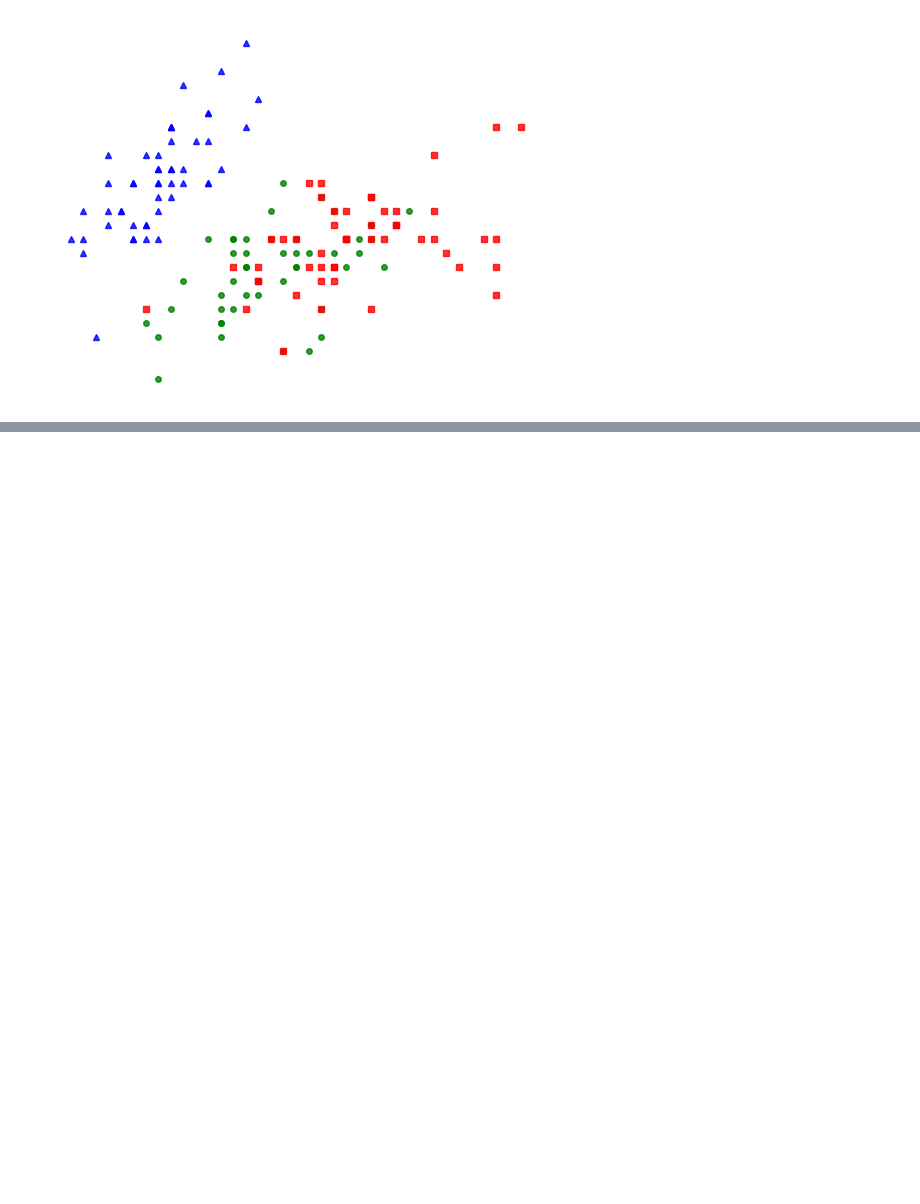
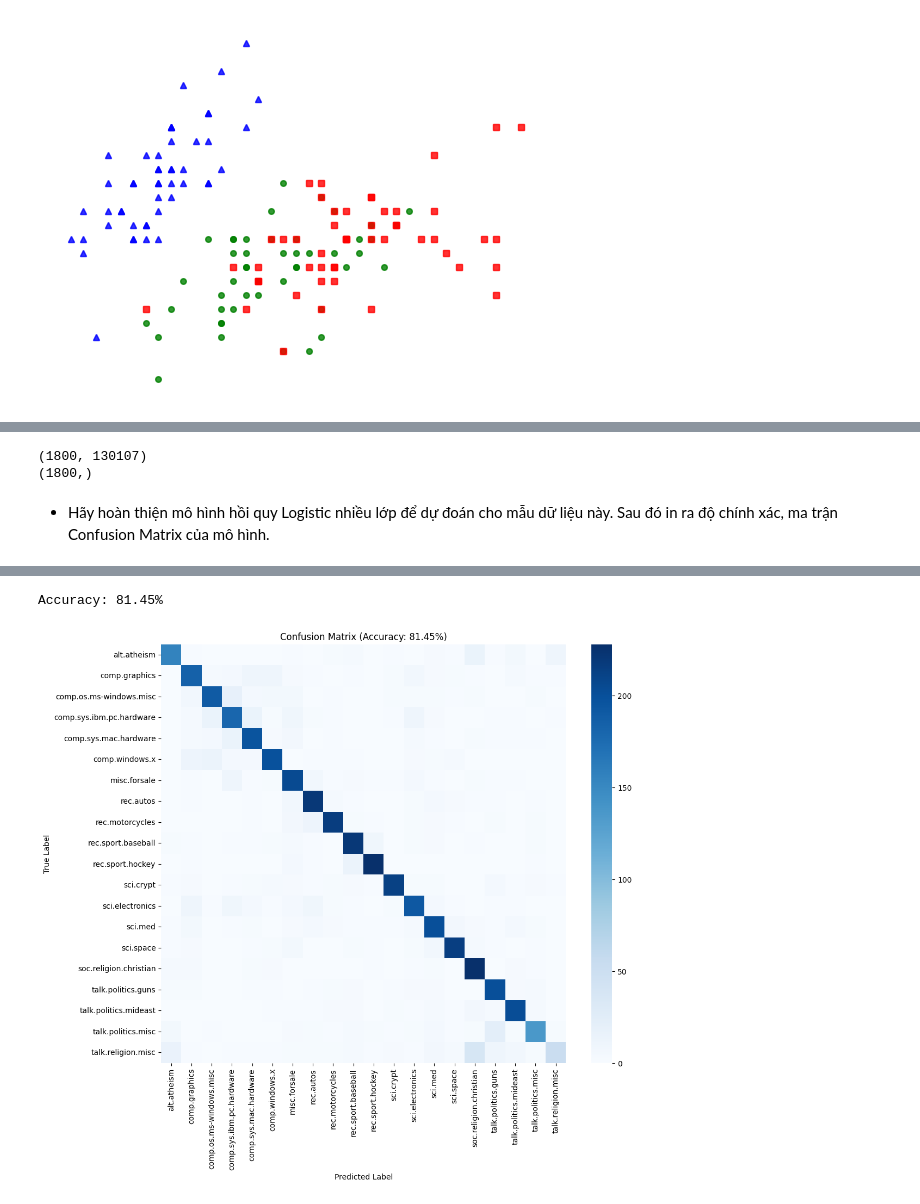
Before and after one commit to vutiendat2302/hocky-2-nam-3-toantin-, a Jupyter notebook: machine_learning/exercise/ex4/23000111_VuTienDat_K-NN_&_MULTINOMIAL_LOGISTIC_REGRESSION.ipynb, the cells around one changed output, grey strips where cells are left out. Cells and saved outputs as stored; diff of their text form; code cells hidden in the pictures; blank space fills up the shorter version.

```diff
--- a/machine_learning/exercise/ex4/23000111_VuTienDat_K-NN_&_MULTINOMIAL_LOGISTIC_REGRESSION.ipynb
+++ b/machine_learning/exercise/ex4/23000111_VuTienDat_K-NN_&_MULTINOMIAL_LOGISTIC_REGRESSION.ipynb
@@ -248,0 +262,8 @@ def find_nearest_index(array, value, k):
+# %%
+from sklearn.neighbors import KNeighborsClassifier
+
+model = KNeighborsClassifier(n_neighbors=5)
+model.fit(x_train, y_train)
+y_pred = model.predict(x_test)
+compairison = pd.DataFrame({'y_test' : y_test, 'y_prev' : y_pred})
+print(compairison)
@@ -248,0 +716,65 @@ def find_nearest_index(array, value, k):
+# %%
+print(X_train.shape)
+print(y_train.shape)
+# %% [output]
+(1800, 130107)
+(1800,)
+# %% [markdown]
+- Hãy hoàn thiện mô hình hồi quy Logistic nhiều lớp để dự đoán cho mẫu dữ liệu này. Sau đó in ra độ chính
+xác, ma trận Confusion Matrix của mô hình.
+# %%
+from sklearn.datasets import fetch_20newsgroups_vectorized
+from sklearn.model_selection import train_test_split
+from sklearn.linear_model import LogisticRegression
+from sklearn.metrics import accuracy_score, confusion_matrix, classification_report
+import matplotlib.pyplot as plt
+import seaborn as sns
+import numpy as np
+
+# 1. Load dữ liệu (đã được vector hóa sẵn)
+n_samples = 20000
+X, y = fetch_20newsgroups_vectorized(subset='all', return_X_y=True)
+X = X[:n_samples]
+y = y[:n_samples]
+
+# 2. Chia tập Train/Test (Tỷ lệ 0.25 như đề bài gợi ý)
+X_train, X_test, y_train, y_test = train_test_split(
+    X, y, test_size=0.25, random_state=42, stratify=y
+)
+
+# 3. Huấn luyện bằng LogisticRegression của sklearn
+# multi_class='multinomial' chính là Softmax Regression
+# solver='lbfgs' hoặc 'saga' chạy rất tốt với dữ liệu lớn
+model = LogisticRegression(
+    multi_class='multinomial',
+    solver='lbfgs',
+    max_iter=100,      # Tương đương với số epochs, mặc định 100 là đủ dùng
+    verbose=1          # Để nó hiện quá trình chạy cho đỡ sốt ruột
+)
+
+model.fit(X_train, y_train)
+
+# 4. Dự đoán
+y_pred = model.predict(X_test)
+
+# 5. Đánh giá
+accuracy = accuracy_score(y_test, y_pred)
+print(f"\nAccuracy: {accuracy * 100:.2f}%")
+
+# 6. Vẽ Confusion Matrix
+cm = confusion_matrix(y_test, y_pred)
+
+# Lấy tên các class để gắn vào trục cho chuyên nghiệp
+newsgroups = fetch_20newsgroups_vectorized(subset='all')
+class_names = newsgroups.target_names
+
+plt.figure(figsize=(12, 10))
+sns.heatmap(cm, annot=False, cmap='Blues',
+            xticklabels=class_names,
+            yticklabels=class_names)
+plt.xlabel('Predicted Label')
+plt.ylabel('True Label')
+plt.title(f'Confusion Matrix (Accuracy: {accuracy*100:.2f}%)')
+plt.xticks(rotation=90)
+plt.show()
+# %% [output]
@@ -248,0 +782,2 @@ def find_nearest_index(array, value, k):
+Accuracy: 81.45%
+[figure, added]
```
Also changed, not shown: parts of 58 cells of this notebook, 35 other files.
